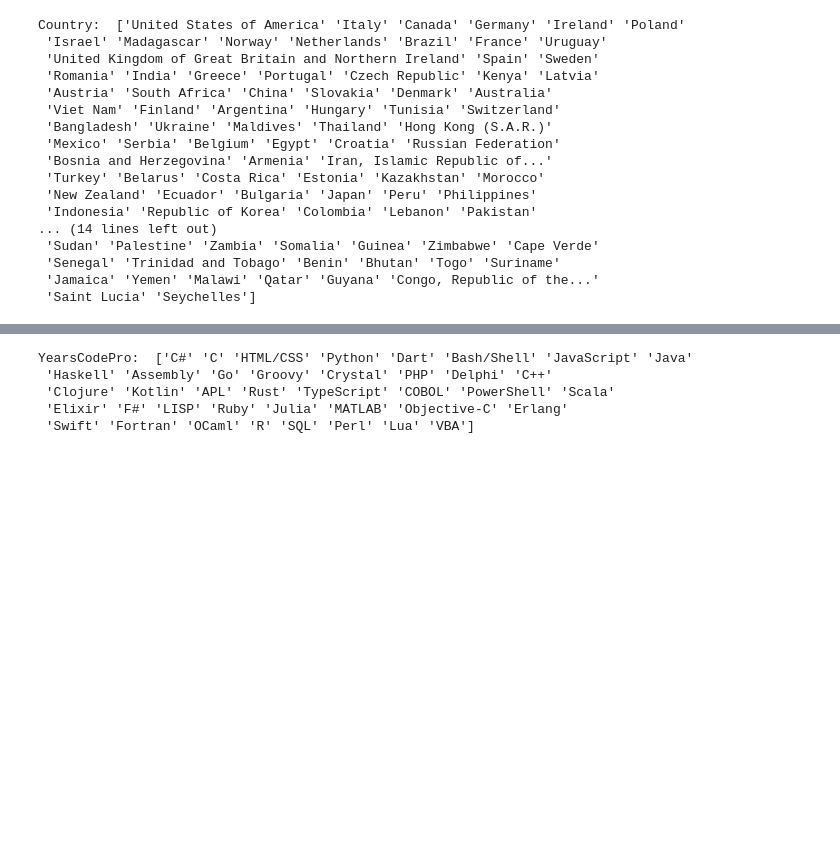
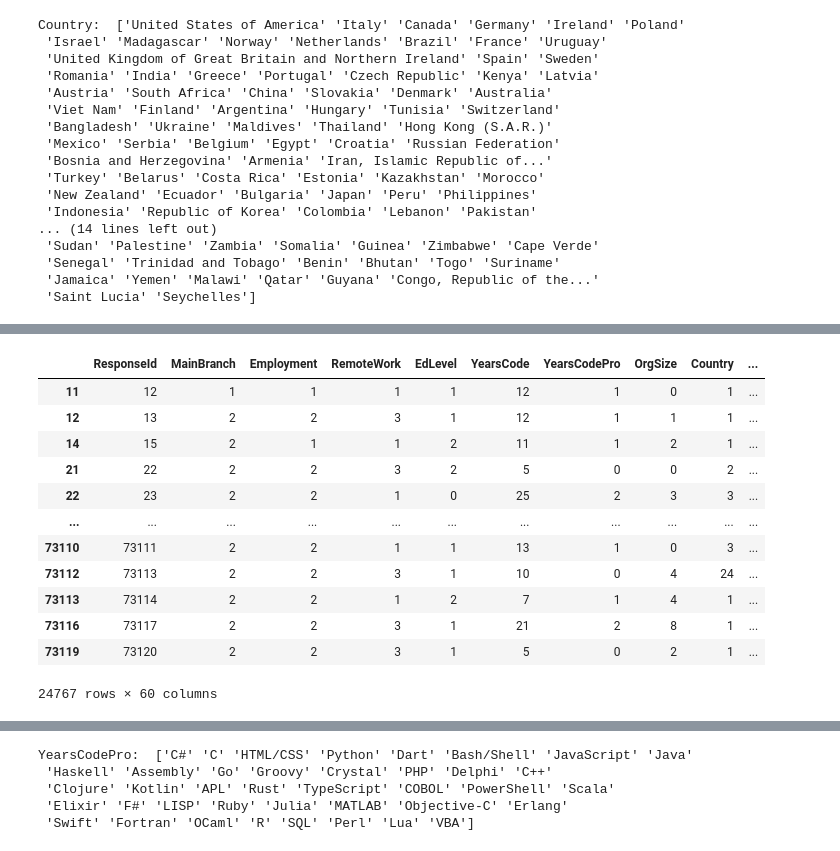
Before and after one commit to tomasohCHOM/PredictMyTechSalary, a Jupyter notebook: Data_Cleaning.ipynb, the cells around one changed output, grey strips where cells are left out. Cells and saved outputs as stored; diff of their text form; code cells hidden in the pictures; blank space fills up the shorter version.

```diff
--- a/Data_Cleaning.ipynb
+++ b/Data_Cleaning.ipynb
@@ -285,0 +489,17 @@ LanguageHaveWorkedWith:  ['C#;HTML/CSS;JavaScript;PowerShell;Python;Rust;SQL'
+# %%
+## add new colums with languges names, it works
+
+
+# Specifying the column names
+column_names = ['C#', 'C', 'HTML/CSS', 'Python', 'Dart', 'Bash/Shell', 'JavaScript', 'Java',
+                'Haskell', 'Assembly', 'Go', 'Groovy', 'Crystal', 'PHP', 'Delphi', 'C++',
+                'Clojure', 'Kotlin', 'APL', 'Rust', 'TypeScript', 'COBOL', 'PowerShell',
+                'Scala', 'Elixir', 'F#', 'LISP', 'Ruby', 'Julia', 'MATLAB', 'Objective-C',
+                'Erlang', 'Swift', 'Fortran', 'OCaml', 'R', 'SQL', 'Perl', 'Lua', 'VBA']
+
+
+# Splitting the 'new_column' and assigning to the new DataFrame
+df[column_names] = df['new_column'].str.split(',', expand=True)
+
+df[column_names] = df[column_names].astype(int)
+print(df)
@@ -285,0 +541,16 @@ LanguageHaveWorkedWith:  ['C#;HTML/CSS;JavaScript;PowerShell;Python;Rust;SQL'
+# %%
+df
+# %% [output]
+|  | ResponseId | MainBranch | Employment | RemoteWork | EdLevel | YearsCode | YearsCodePro | OrgSize | Country | ... |
+| 11 | 12 | 1 | 1 | 1 | 1 | 12 | 1 | 0 | 1 | ... |
+| 12 | 13 | 2 | 2 | 3 | 1 | 12 | 1 | 1 | 1 | ... |
+| 14 | 15 | 2 | 1 | 1 | 2 | 11 | 1 | 2 | 1 | ... |
+| 21 | 22 | 2 | 2 | 3 | 2 | 5 | 0 | 0 | 2 | ... |
+| 22 | 23 | 2 | 2 | 1 | 0 | 25 | 2 | 3 | 3 | ... |
+| ... | ... | ... | ... | ... | ... | ... | ... | ... | ... | ... |
+| 73110 | 73111 | 2 | 2 | 1 | 1 | 13 | 1 | 0 | 3 | ... |
+| 73112 | 73113 | 2 | 2 | 3 | 1 | 10 | 0 | 4 | 24 | ... |
+| 73113 | 73114 | 2 | 2 | 1 | 2 | 7 | 1 | 4 | 1 | ... |
+| 73116 | 73117 | 2 | 2 | 3 | 1 | 21 | 2 | 8 | 1 | ... |
+| 73119 | 73120 | 2 | 2 | 3 | 1 | 5 | 0 | 2 | 1 | ... |
+24767 rows × 60 columns
```
Also changed, not shown: parts of 36 cells of this notebook, 1 other file.
